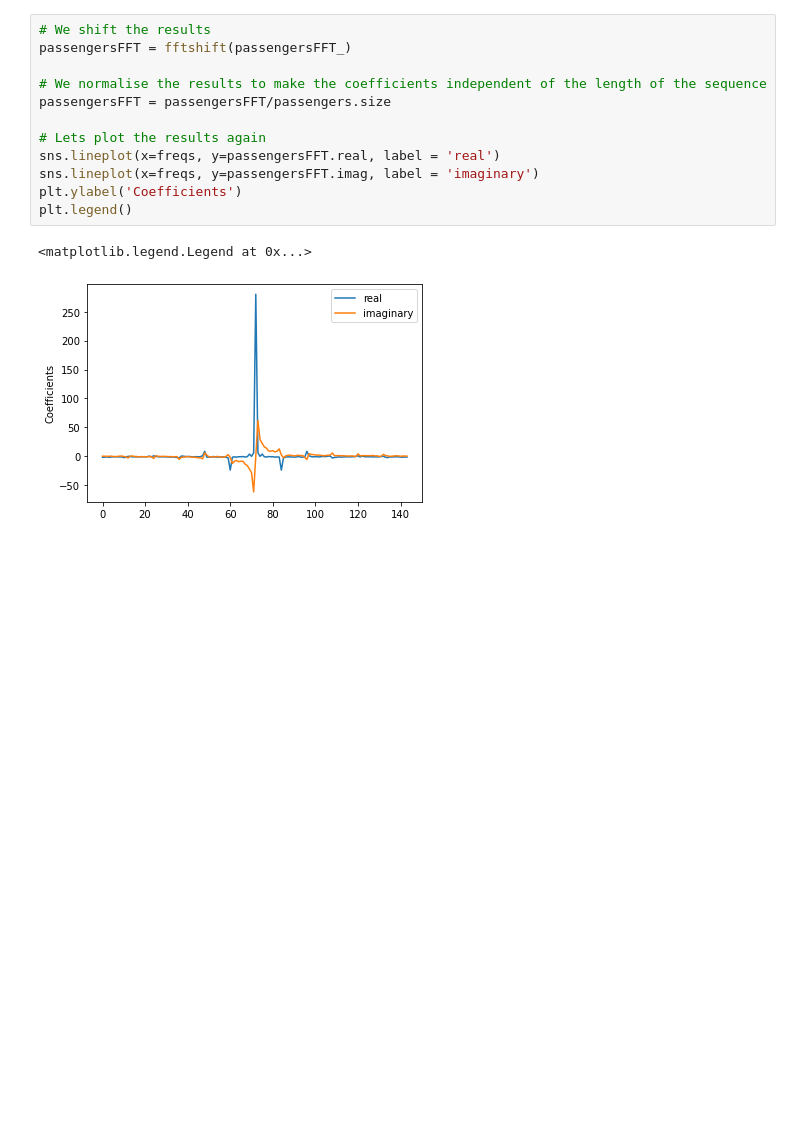
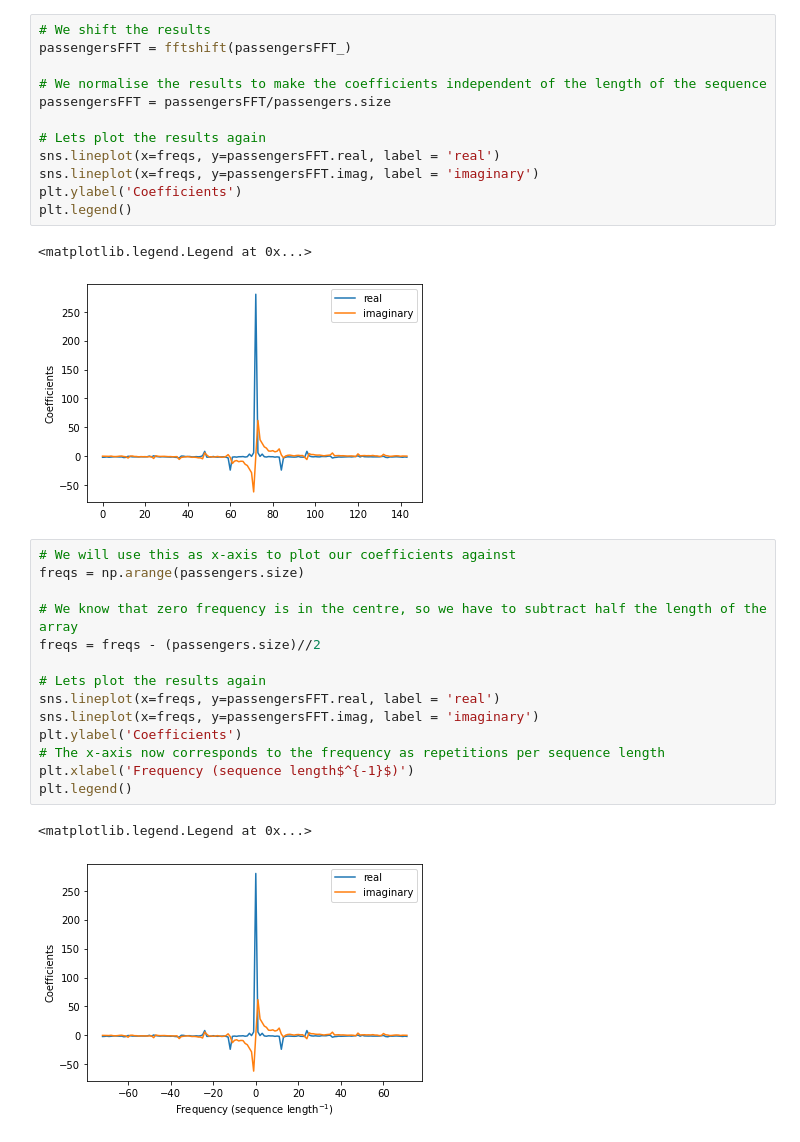
Before and after one commit to Ma-Zhuang/Visualization, a Jupyter notebook: lab9/lab-9_exc.ipynb, the cells around one changed output. Cells and saved outputs as stored; diff of their text form; blank space fills up the shorter version.

```diff
--- a/lab9/lab-9_exc.ipynb
+++ b/lab9/lab-9_exc.ipynb
@@ -109,3 +109,20 @@ plt.legend()
 # %% [output]
 <matplotlib.legend.Legend at 0x...>
 [figure]
+# %%
+# We will use this as x-axis to plot our coefficients against
+freqs = np.arange(passengers.size)
+
+# We know that zero frequency is in the centre, so we have to subtract half the length of the array
+freqs = freqs - (passengers.size)//2
+
+# Lets plot the results again
+sns.lineplot(x=freqs, y=passengersFFT.real, label = 'real')
+sns.lineplot(x=freqs, y=passengersFFT.imag, label = 'imaginary')
+plt.ylabel('Coefficients')
+# The x-axis now corresponds to the frequency as repetitions per sequence length
+plt.xlabel('Frequency (sequence length$^{-1}$)')
+plt.legend()
+# %% [output]
+<matplotlib.legend.Legend at 0x...>
+[figure, added]
```
Also changed, not shown: 2 other files.
